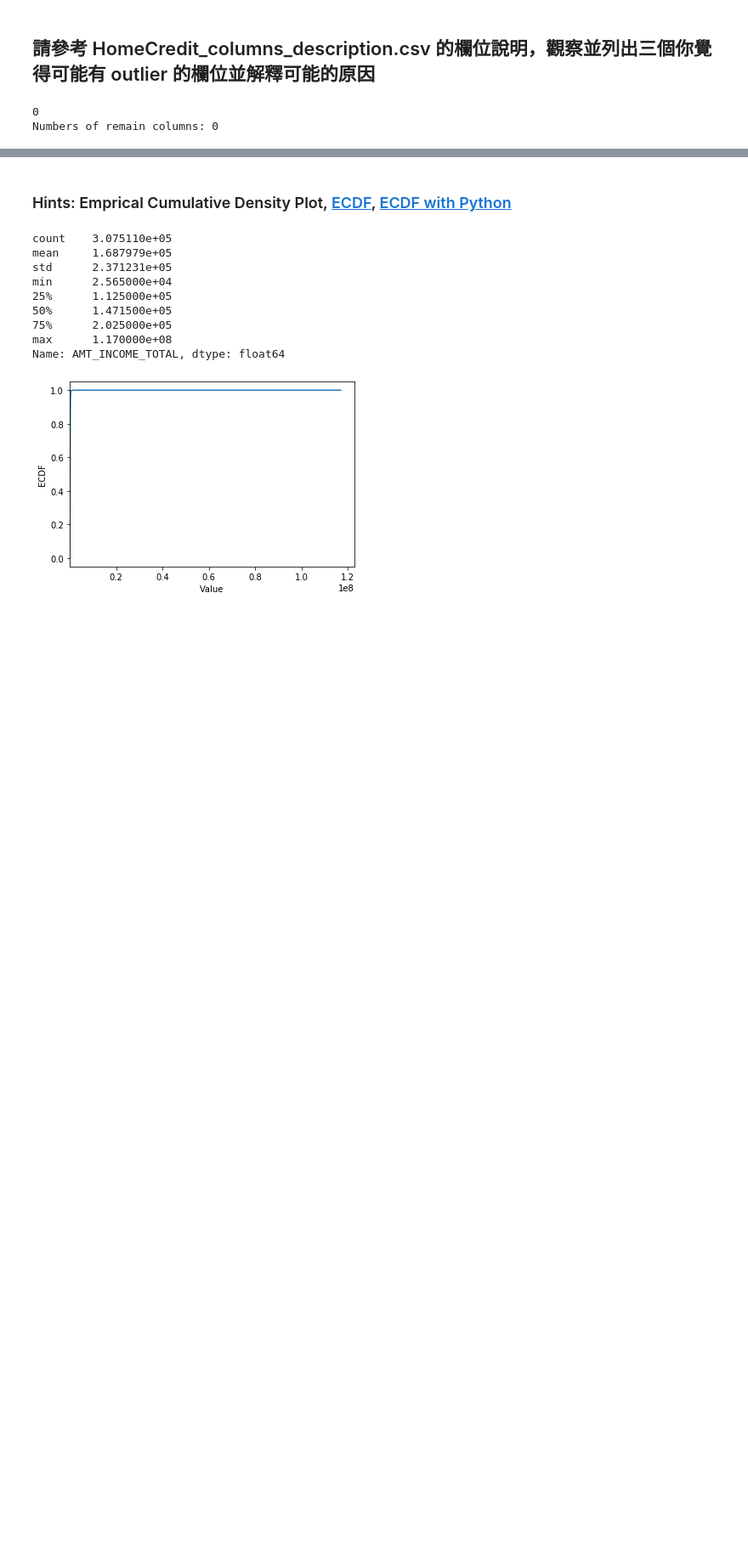
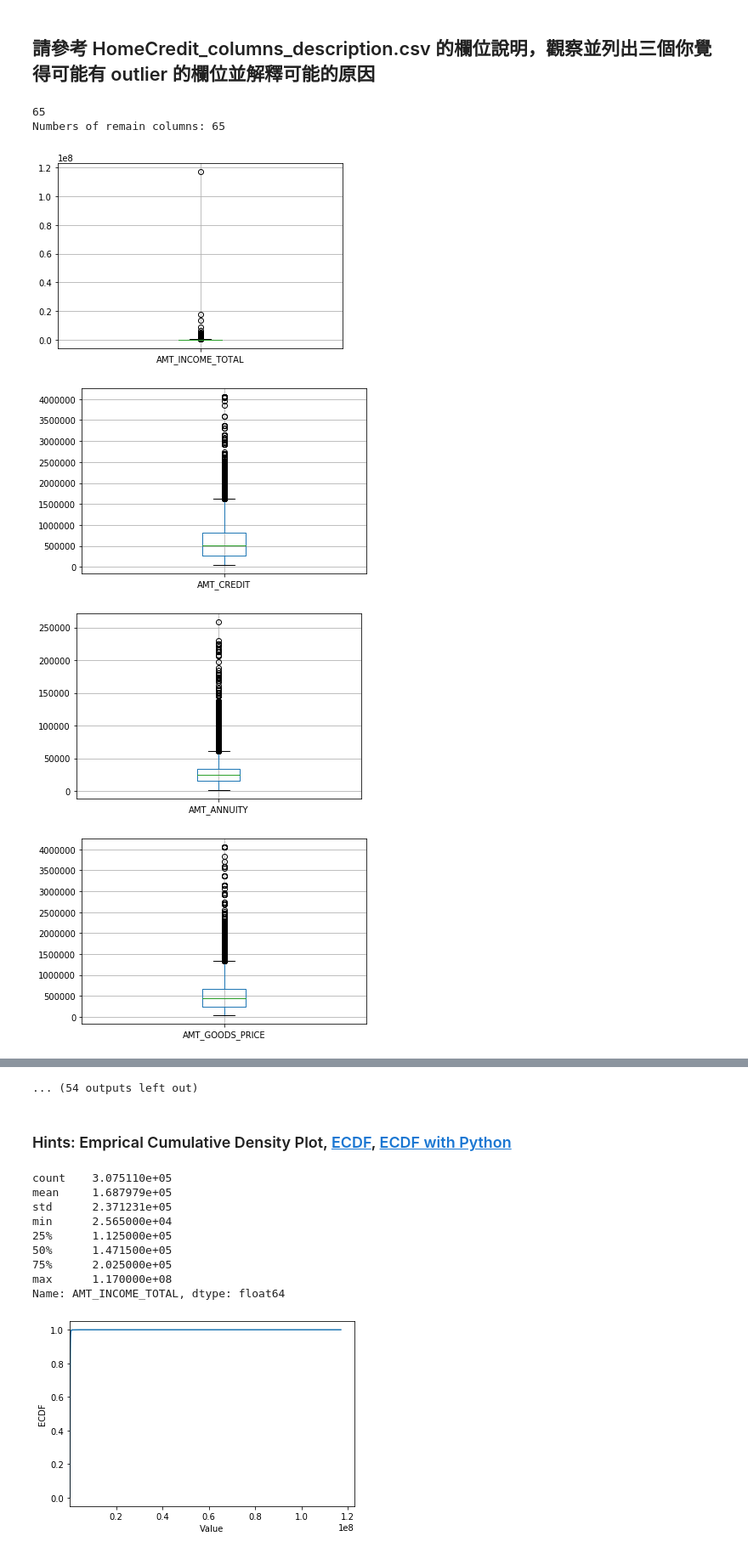
Before and after one commit to elsana20/-1st-DL-CVMarathon, a Jupyter notebook: HomeWork/Day_009_HW.ipynb, the cells around one changed output, grey strips where cells are left out. Shown: that part at 85% size. Cells and saved outputs as stored; diff of their text form; code cells hidden in the pictures; blank space fills up the shorter version.

```diff
--- a/HomeWork/Day_009_HW.ipynb
+++ b/HomeWork/Day_009_HW.ipynb
@@ -65,28 +66,36 @@ Name: CNT_CHILDREN, dtype: float64
 # %%
 # 先篩選數值型的欄位
 """
 YOUR CODE HERE, fill correct data types (for example str, float, int, ...)
 """
 dtype_select = [np.int64, np.float64]
 #不能只寫int或float
+numeric_columns = list(app_train.columns[list(app_train.dtypes.isin(dtype_select))])
 
-numeric_columns = list(app_train.columns[list(app_train.dtypes.isin(dtype_select))])
+"""
+或者這樣寫
+dtype_select = [int,float]
+app_train.dtypes.isin(dtype_select)
+改為下面這行
+app_train.dtypes.apply(str).isin(dtype_select)
+原因是，你的dtype_select內容是str不是type。
+"""
 
 print(len(numeric_columns))
 
 # 再把只有 2 值 (通常是 0,1) 的欄位去掉
 numeric_columns = list(app_train[numeric_columns].columns[list(app_train[numeric_columns].apply(lambda x:len(x.unique())!=2 ))])
+#lambda是指為一個處理函數，處理前面的list(app_train[numeric_columns].apply，只要x.unique())!=2才能放入app_train
 print("Numbers of remain columns: %i" % len(numeric_columns))
 
 # 檢視這些欄位的數值範圍
 for col in numeric_columns:
-    """
-    Your CODE HERE, make the box plot
-    """
-    #plt.hist(app_train[col])
-    #plt.xlabel(col);
-    app_train.boxplot(col) #是一種用作顯示一組資料分散情況資料的統計圖
+    app_train.boxplot(col) #箱型圖可以顯示一組資料分散情況
     plt.show()
 # %% [output]
-0
-Numbers of remain columns: 0
+65
+Numbers of remain columns: 65
+[figure, added]
+[figure, added]
+[figure, added]
+[figure, added]
@@ -93,3 +109,4 @@ Numbers of remain columns: 0
+... (54 outputs left out)
 # %%
 # 從上面的圖檢查的結果，至少這三個欄位好像有點可疑
 
```
Also changed, not shown: parts of 6 cells of this notebook.
